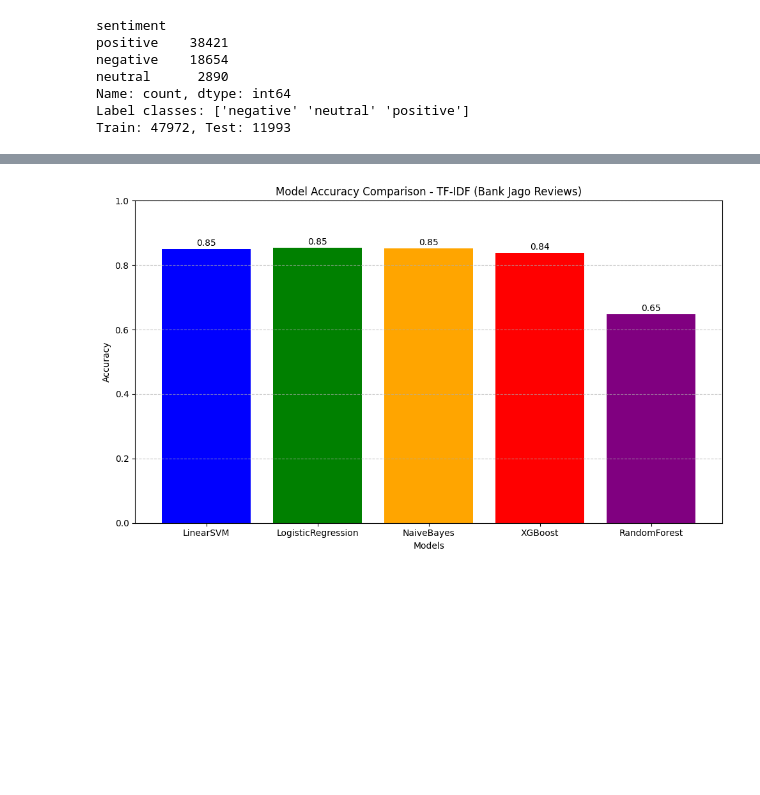
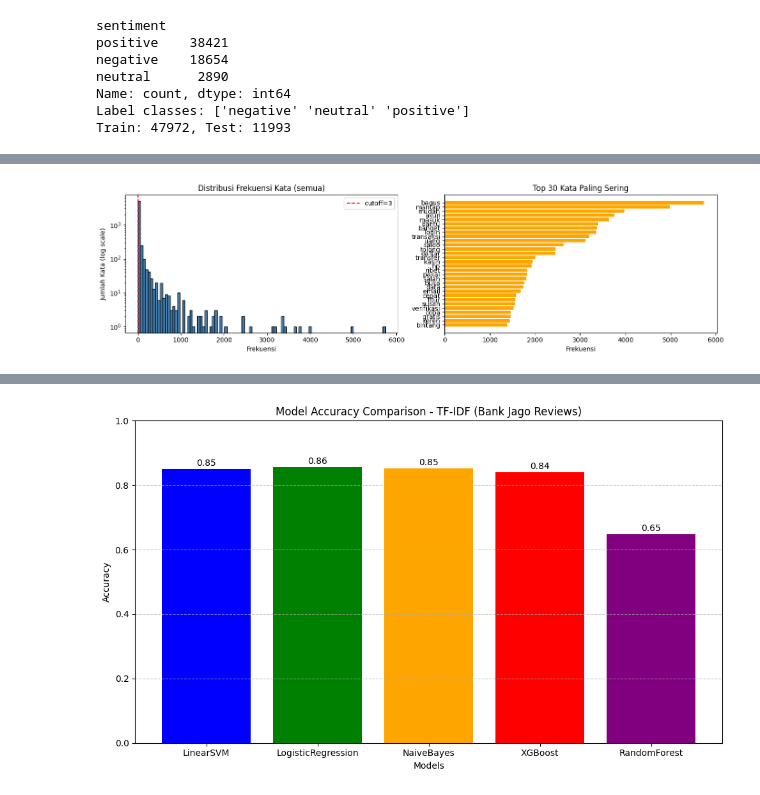
Before and after one commit to abyansyah052/NLP-1, a Jupyter notebook: Week4_Assignment/TF_IDF.ipynb, the cells around one changed output, grey strips where cells are left out. Saved outputs shown, nothing was run; the diff lists cells and outputs as text; code cells hidden in the pictures; blank space fills up the shorter version.

```diff
--- a/Week4_Assignment/TF_IDF.ipynb
+++ b/Week4_Assignment/TF_IDF.ipynb
@@ -65,0 +103,22 @@ Train: 47972, Test: 11993
+# %%
+MIN_FREQ = 3
+MAX_FREQ_RATIO = 0.9  # kata yang muncul di >90% dokumen juga dibuang (terlalu umum)
+
+total_docs = len(xtrain)
+
+vocab_filtered = {
+    word: count for word, count in word_freq.items()
+    if count >= MIN_FREQ and (count / total_docs) < MAX_FREQ_RATIO
+}
+
+print(f"Vocab sebelum cutoff : {len(word_freq)}")
+print(f"Vocab setelah cutoff : {len(vocab_filtered)}")
+print(f"Kata dibuang         : {len(word_freq) - len(vocab_filtered)}")
+
+# Word to number mapping (sorted by freq)
+sorted_filtered = sorted(vocab_filtered.items(), key=lambda x: x[1], reverse=True)
+word_to_number  = {word: i+1 for i, (word, _) in enumerate(sorted_filtered)}
+
+print(f"\nTop 10 vocab setelah cutoff:")
+for word, idx in list(word_to_number.items())[:10]:
+    print(f"  [{idx}] {word}: {vocab_filtered[word]}x")
@@ -66,3 +141,28 @@ Train: 47972, Test: 11993
+# %%
+freqs = list(word_freq.values())
+
+plt.figure(figsize=(14, 4))
+
+plt.subplot(1, 2, 1)
+plt.hist(freqs, bins=100, color='steelblue', edgecolor='black')
+plt.yscale('log')
+plt.title('Distribusi Frekuensi Kata (semua)')
+plt.xlabel('Frekuensi')
+plt.ylabel('Jumlah Kata (log scale)')
+plt.axvline(MIN_FREQ, color='red', linestyle='--', label=f'cutoff={MIN_FREQ}')
+plt.legend()
+
+# Top 30 kata
+top30 = pd.DataFrame(sorted_vocab[:30], columns=['Word', 'Count'])
+plt.subplot(1, 2, 2)
+plt.barh(top30['Word'][::-1], top30['Count'][::-1], color='orange')
+plt.title('Top 30 Kata Paling Sering')
+plt.xlabel('Frekuensi')
+
+plt.tight_layout()
+plt.show()
+# %% [output]
+[figure, added]
 # %%
 svm_clf = LinearSVC()
 lr_clf  = LogisticRegression(max_iter=1000)
```
Also changed, not shown: parts of 8 cells of this notebook.
